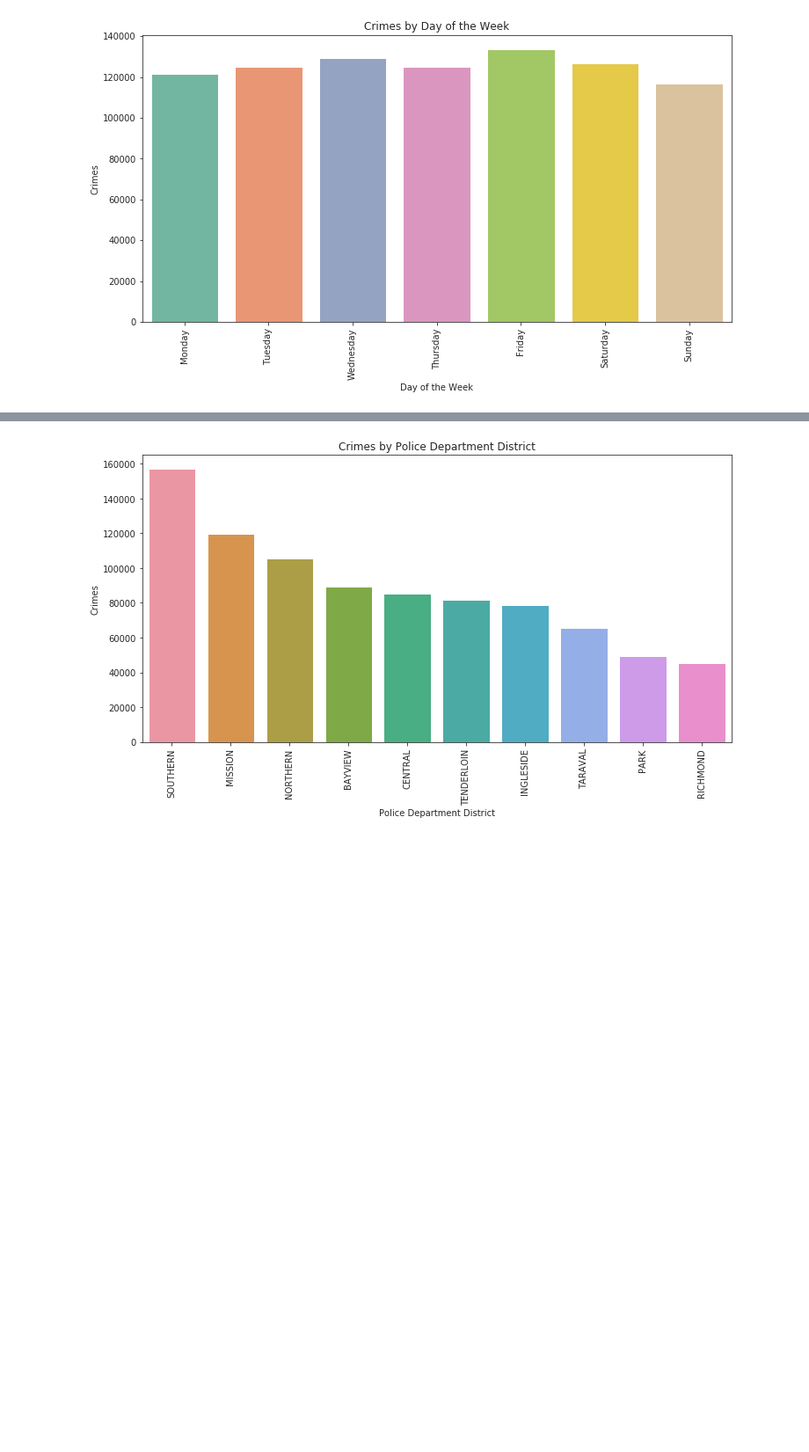
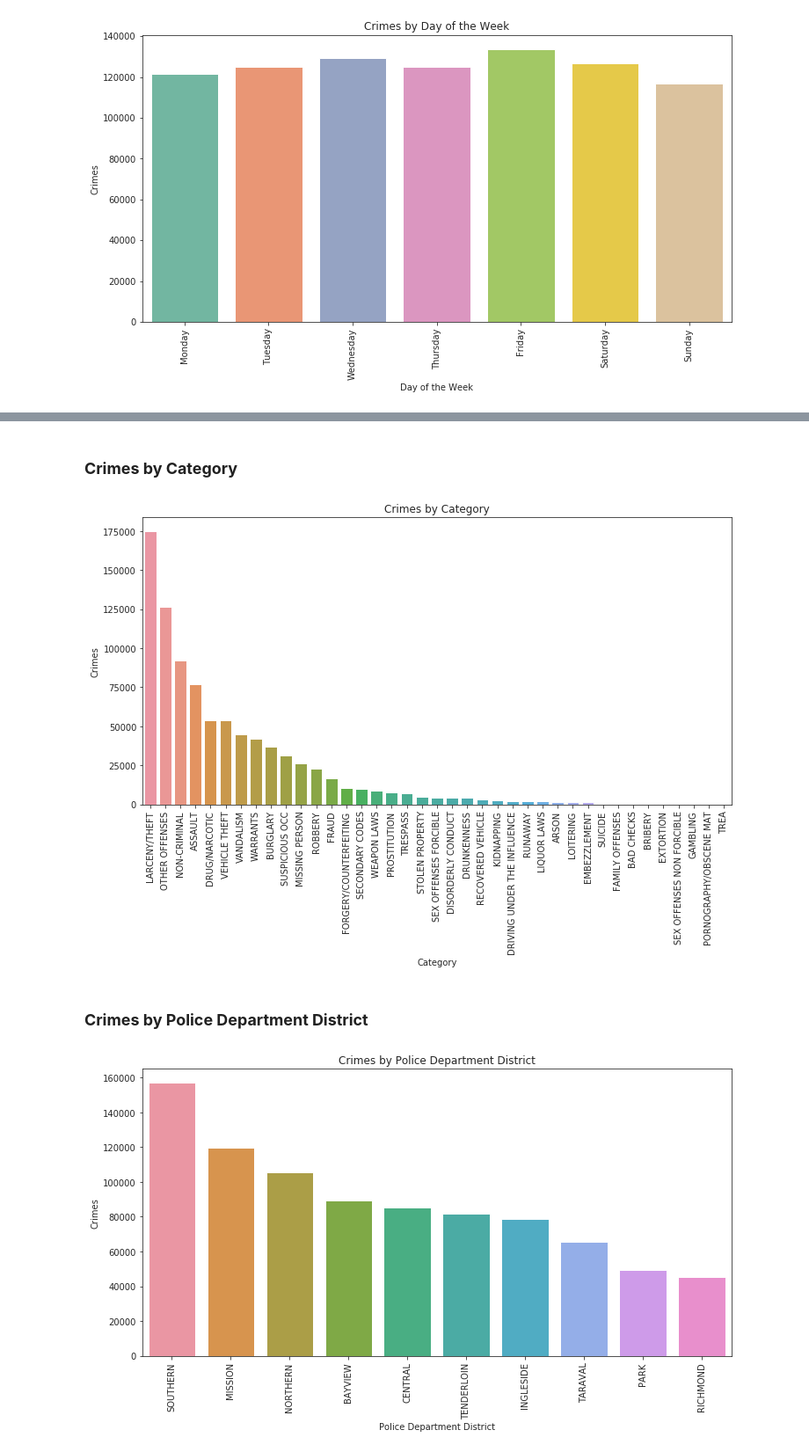
Before and after one commit to fescobar96/Crime-Prediction-in-San-Francisco, a Jupyter notebook: EDA.ipynb, the cells around one changed output, grey strips where cells are left out. Shown at 88% size. Saved outputs shown, nothing was run; the diff lists cells and outputs as text; code cells hidden in the pictures; blank space fills up the shorter version.

```diff
--- a/EDA.ipynb
+++ b/EDA.ipynb
@@ -13,3 +34,3 @@ sns.set_style("ticks")
 # %%
-data = pd.read_csv("train.csv")
+crimes = pd.read_csv("train.csv")
 # %%
@@ -16,0 +54,5 @@ weather = pd.read_csv("sf_weather.csv")
+# %%
+crimes_original = crimes.copy()
+crimes_original["Dates"] = pd.to_datetime(crimes["Dates"])
+crimes_original.set_index(keys=crimes_original["Dates"], inplace=True)
+crimes_original.drop(columns=["Dates"], inplace=True)
@@ -138,2 +157,15 @@ plt.show()
+# %% [markdown]
+### **Crimes by Category**
+# %%
+plt.figure(figsize=(12,6))
+sns.countplot(x="Category", data=crimes_original, order=crimes_original["Category"].value_counts().index)
+plt.title("Crimes by Category")
+plt.ylabel("Crimes")
+plt.xticks(rotation=90)
+plt.show()
+# %% [output]
+[figure, added]
+# %% [markdown]
+### **Crimes by Police Department District**
 # %%
 plt.figure(figsize=(12,6))
```
Also changed, not shown: parts of 43 cells of this notebook.
